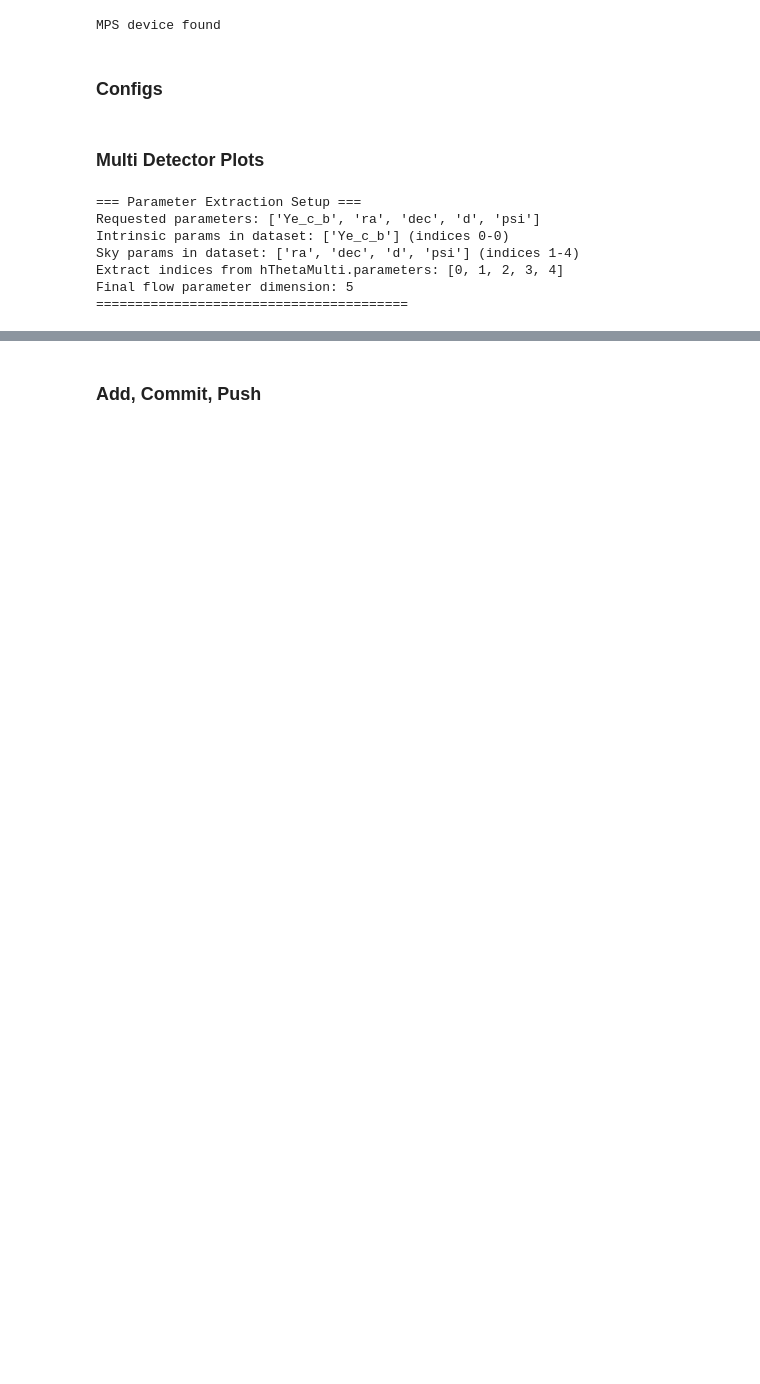
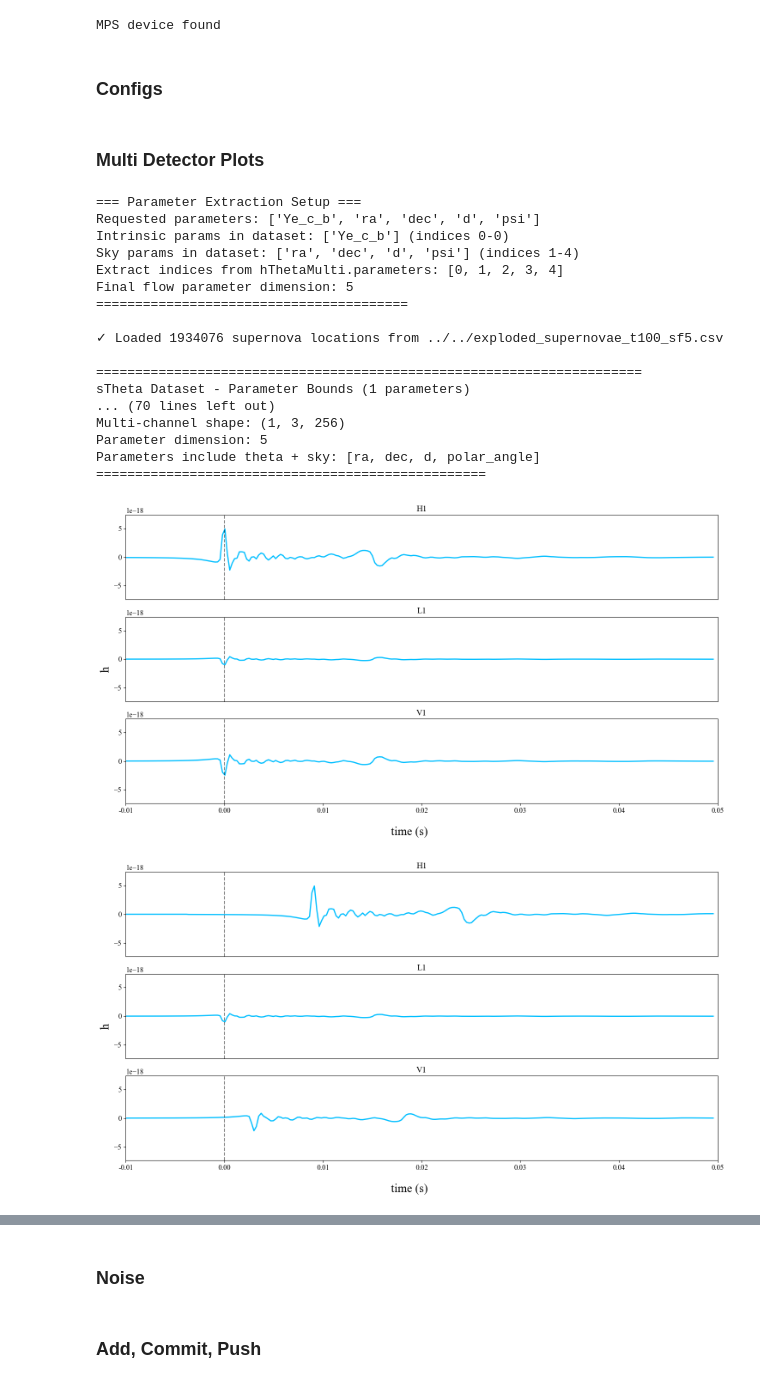
Before and after one commit to starccato/starccato-flow, a Jupyter notebook: thesis_preprocessing_plots.ipynb, the cells around one changed output, grey strips where cells are left out. Cells and saved outputs as stored; diff of their text form; code cells hidden in the pictures; blank space fills up the shorter version.

```diff
--- a/thesis_preprocessing_plots.ipynb
+++ b/thesis_preprocessing_plots.ipynb
@@ -12,12 +12,24 @@ font_name = "Times New Roman"
 ### Multi Detector Plots
 # %%
 trainer = FlowMatchingTrainerMulti(num_epochs=256, toy=False, parameters=["Ye_c_b", "ra", "dec", "d", "psi"])
-trainer._plot_project_to_detectors_steps(signal_idx=0, f_name_h="../2025-Statistics-Masters-Thesis/figures/preprocessing/h_multi_detector_signal.png", f_name_h_delayed="../2025-Statistics-Masters-Thesis/figures/preprocessing/h_delayed_multi_detector_signal.png", f_name_h_rescaled_delayed="../2025-Statistics-Masters-Thesis/figures/preprocessing/h_rescaled_delayed_multi_detector_signal.png")
+trainer._plot_project_to_detectors_steps(signal_idx=1, f_name_h="../2025-Statistics-Masters-Thesis/figures/preprocessing/h_multi_detector_signal.png", f_name_h_delayed="../2025-Statistics-Masters-Thesis/figures/preprocessing/h_delayed_multi_detector_signal.png", f_name_h_rescaled_delayed="../2025-Statistics-Masters-Thesis/figures/preprocessing/h_rescaled_delayed_multi_detector_signal.png")
 # %% [output]
 === Parameter Extraction Setup ===
 Requested parameters: ['Ye_c_b', 'ra', 'dec', 'd', 'psi']
 Intrinsic params in dataset: ['Ye_c_b'] (indices 0-0)
 Sky params in dataset: ['ra', 'dec', 'd', 'psi'] (indices 1-4)
 Extract indices from hThetaMulti.parameters: [0, 1, 2, 3, 4]
 Final flow parameter dimension: 5
 ========================================
+
+✓ Loaded 1934076 supernova locations from ../../exploded_supernovae_t100_sf5.csv
+
+======================================================================
+sTheta Dataset - Parameter Bounds (1 parameters)
+... (70 lines left out)
+Multi-channel shape: (1, 3, 256)
+Parameter dimension: 5
+Parameters include theta + sky: [ra, dec, d, polar_angle]
+==================================================
+[figure, added]
+[figure, added]
@@ -23,0 +37,2 @@ Final flow parameter dimension: 5
+# %% [markdown]
+### Noise
```
Also changed, not shown: parts of 3 cells of this notebook, 3 other files.
